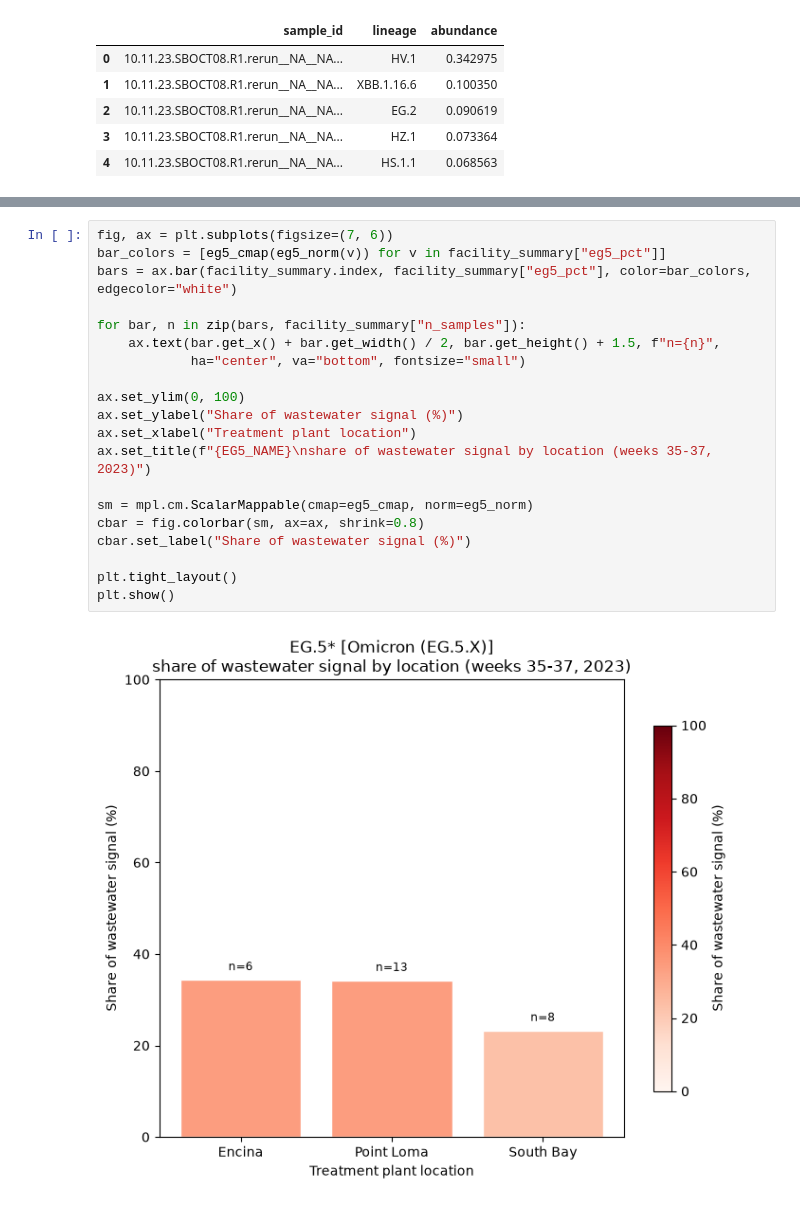
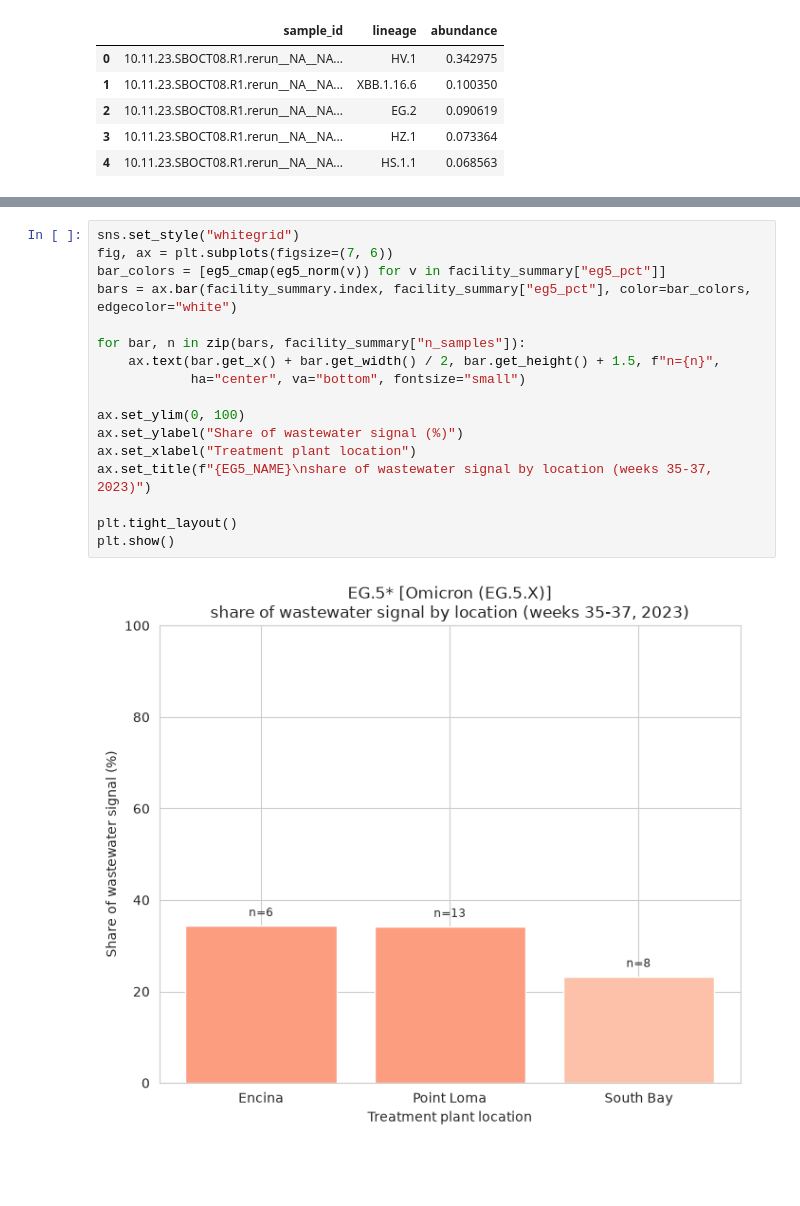
Before and after one commit to TAP-WES-Bioinformatics/data-visualization-tutorial, a Jupyter notebook: Step3/Step3.ipynb, the cells around one changed output, grey strips where cells are left out. Cells and saved outputs as stored; diff of their text form; blank space fills up the shorter version.

```diff
--- a/Step3/Step3.ipynb
+++ b/Step3/Step3.ipynb
@@ -231,22 +231,19 @@ A bar per treatment plant, colored on the exact same red colormap and 0-100% sca
 # %%
+sns.set_style("whitegrid")
 fig, ax = plt.subplots(figsize=(7, 6))
 bar_colors = [eg5_cmap(eg5_norm(v)) for v in facility_summary["eg5_pct"]]
 bars = ax.bar(facility_summary.index, facility_summary["eg5_pct"], color=bar_colors, edgecolor="white")
 
 for bar, n in zip(bars, facility_summary["n_samples"]):
     ax.text(bar.get_x() + bar.get_width() / 2, bar.get_height() + 1.5, f"n={n}",
             ha="center", va="bottom", fontsize="small")
 
 ax.set_ylim(0, 100)
 ax.set_ylabel("Share of wastewater signal (%)")
 ax.set_xlabel("Treatment plant location")
 ax.set_title(f"{EG5_NAME}\nshare of wastewater signal by location (weeks 35-37, 2023)")
 
-sm = mpl.cm.ScalarMappable(cmap=eg5_cmap, norm=eg5_norm)
-cbar = fig.colorbar(sm, ax=ax, shrink=0.8)
-cbar.set_label("Share of wastewater signal (%)")
-
 plt.tight_layout()
 plt.show()
 # %% [output]
-[figure, old version]
+[figure, new version]
```
Also changed, not shown: parts of 11 cells of this notebook, 3 other files.
